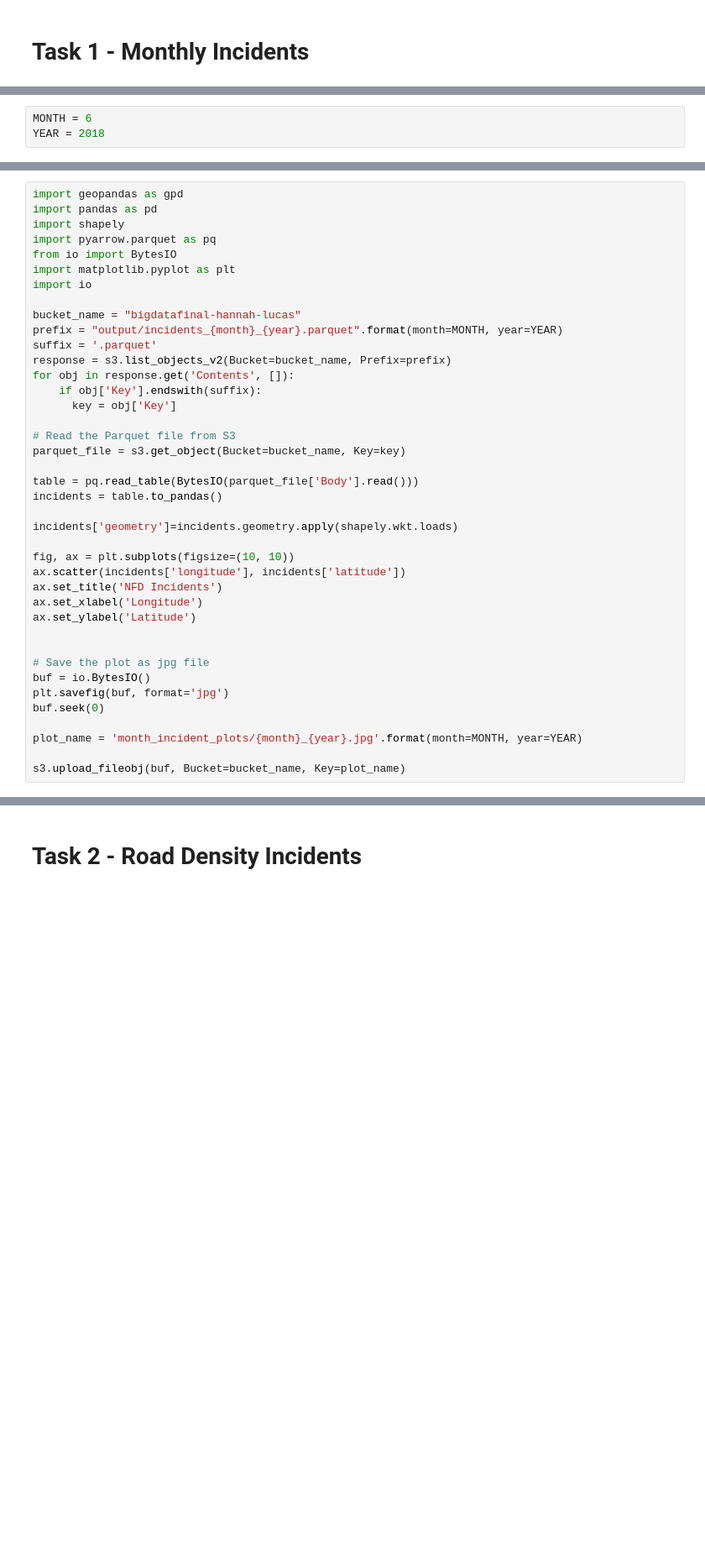
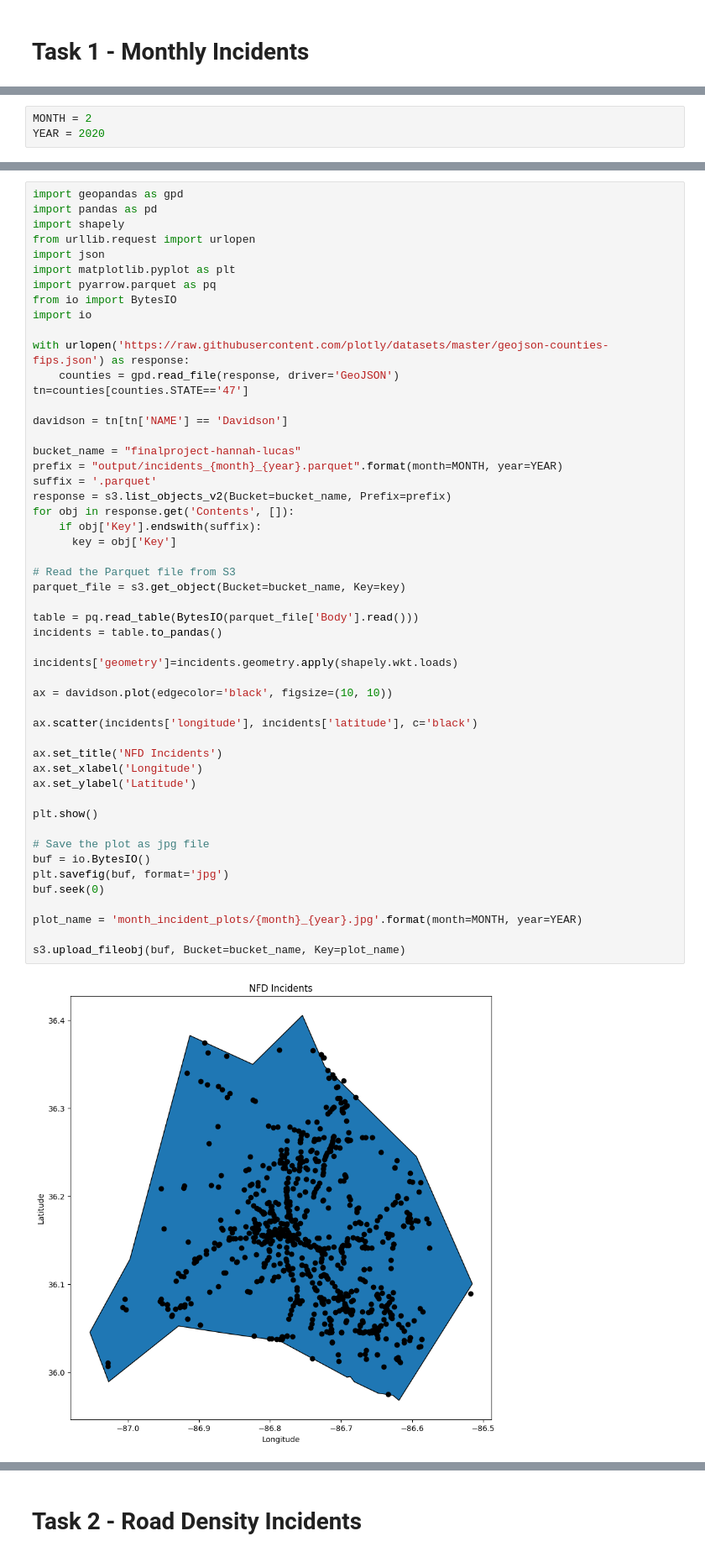
Before and after one commit to hfarley/bigdata-finalproject, a Jupyter notebook: BigDataFinal-EMR.ipynb, the cells around one changed output, grey strips where cells are left out. Shown at 84% size. Drawn from its saved outputs; the diff is of its cells as text; blank space fills up the shorter version.

```diff
--- a/BigDataFinal-EMR.ipynb
+++ b/BigDataFinal-EMR.ipynb
@@ -95,8 +95,8 @@ def submit_job_1(app_name, pyfile_uri, month, year):
             'Jar': 'command-runner.jar'
         }}])
 # %%
-MONTH = 6
-YEAR = 2018
+MONTH = 2
+YEAR = 2020
 # %%
 %%file month_incidents.py
 
@@ -151,39 +169,52 @@ submit_job_1(app_name='month_incidents', pyfile_uri='s3://bigdatafinal-hannah-lu
 import geopandas as gpd
 import pandas as pd
 import shapely
+from urllib.request import urlopen
+import json
+import matplotlib.pyplot as plt
 import pyarrow.parquet as pq
 from io import BytesIO
-import matplotlib.pyplot as plt
 import io
 
-bucket_name = "bigdatafinal-hannah-lucas"
+with urlopen('https://raw.githubusercontent.com/plotly/datasets/master/geojson-counties-fips.json') as response:
+    counties = gpd.read_file(response, driver='GeoJSON')
+tn=counties[counties.STATE=='47']
+
+davidson = tn[tn['NAME'] == 'Davidson']
+
+bucket_name = "finalproject-hannah-lucas"
 prefix = "output/incidents_{month}_{year}.parquet".format(month=MONTH, year=YEAR)
 suffix = '.parquet'
 response = s3.list_objects_v2(Bucket=bucket_name, Prefix=prefix)
 for obj in response.get('Contents', []):
     if obj['Key'].endswith(suffix):
       key = obj['Key']
 
 # Read the Parquet file from S3
 parquet_file = s3.get_object(Bucket=bucket_name, Key=key)
 
 table = pq.read_table(BytesIO(parquet_file['Body'].read()))
 incidents = table.to_pandas()
 
 incidents['geometry']=incidents.geometry.apply(shapely.wkt.loads)
 
-fig, ax = plt.subplots(figsize=(10, 10))
-ax.scatter(incidents['longitude'], incidents['latitude'])
+ax = davidson.plot(edgecolor='black', figsize=(10, 10))
+
+ax.scatter(incidents['longitude'], incidents['latitude'], c='black')
+
 ax.set_title('NFD Incidents')
 ax.set_xlabel('Longitude')
 ax.set_ylabel('Latitude')
 
+plt.show()
 
 # Save the plot as jpg file
 buf = io.BytesIO()
 plt.savefig(buf, format='jpg')
 buf.seek(0)
 
 plot_name = 'month_incident_plots/{month}_{year}.jpg'.format(month=MONTH, year=YEAR)
 
 s3.upload_fileobj(buf, Bucket=bucket_name, Key=plot_name)
+# %% [output]
+[figure, added]
```
Also changed, not shown: parts of 20 cells of this notebook.
